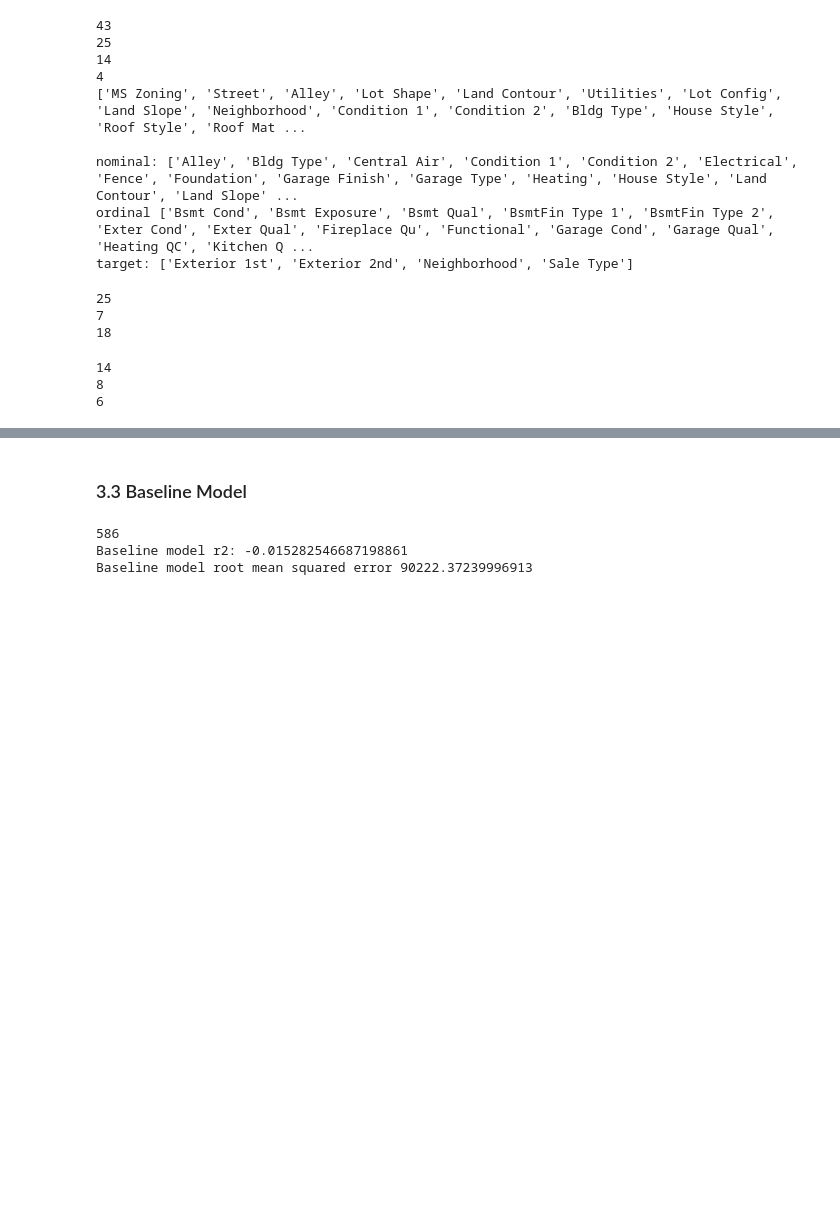
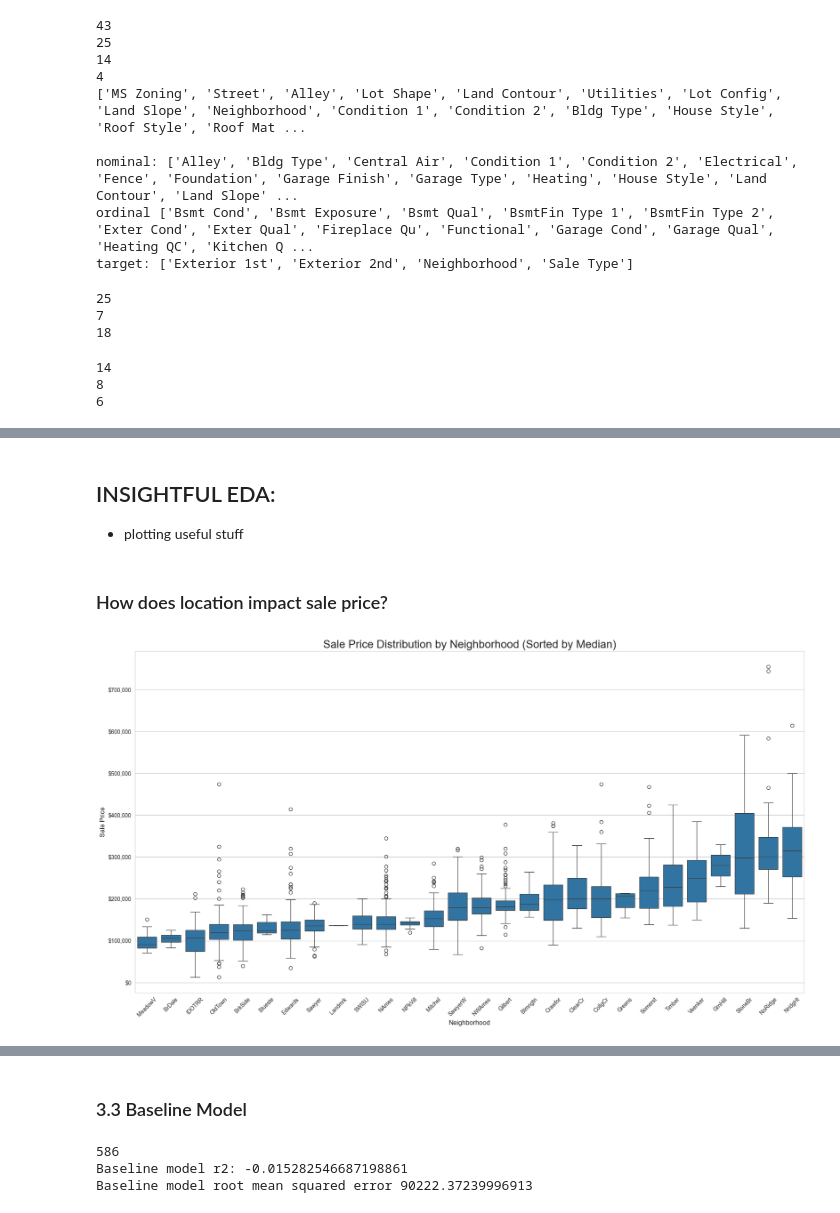
Before and after one commit to szymon-ml/Portfolio-Housing-Project, a Jupyter notebook: AmesPortfolio.ipynb, the cells around one changed output, grey strips where cells are left out. Drawn from its saved outputs; the diff is of its cells as text; code cells hidden in the pictures; blank space fills up the shorter version.

```diff
--- a/AmesPortfolio.ipynb
+++ b/AmesPortfolio.ipynb
@@ -670,0 +958,40 @@ preprocessor = ColumnTransformer(
+# %% [markdown]
+## INSIGHTFUL EDA:
+- plotting useful stuff
+# %% [markdown]
+### How does location impact sale price?
+# %%
+#sns.set_style("whitegrid")
+from matplotlib.ticker import StrMethodFormatter
+
+sns.set_style('whitegrid')
+
+plt.figure(figsize=(18, 10))
+
+#define order
+median_prices = df_train.groupby('Neighborhood')['SalePrice'].median().sort_values()
+sorted_neighborhood_list = median_prices.index
+
+#plot
+ax = sns.boxplot(
+    x='Neighborhood',
+    y='SalePrice',
+    data=df_train,
+    order=sorted_neighborhood_list
+)
+
+#display $
+formatter = StrMethodFormatter('${x:,.0f}')
+ax.yaxis.set_major_formatter(formatter)
+
+#titles and labels
+ax.set_title('Sale Price Distribution by Neighborhood (Sorted by Median)', fontsize=20)
+
+ax.set_ylabel('Sale Price', fontsize=12)
+ax.set_xlabel('Neighborhood', fontsize=12)
+
+plt.xticks(rotation=45)
+
+plt.tight_layout()
+# %% [output]
+[figure, added]
```
Also changed, not shown: parts of 71 cells of this notebook.
